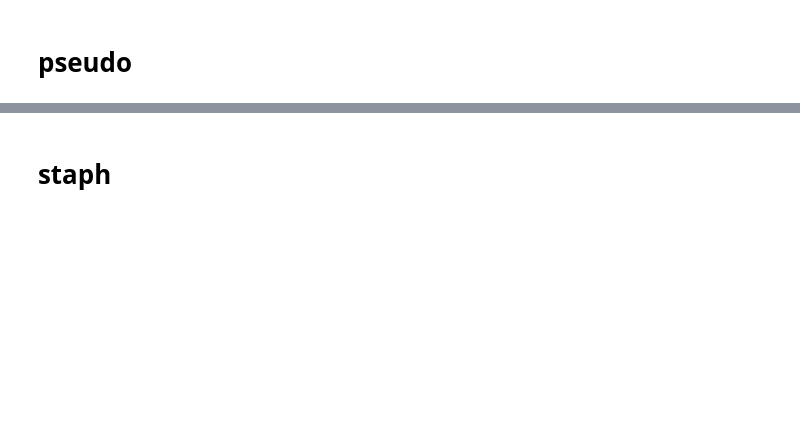
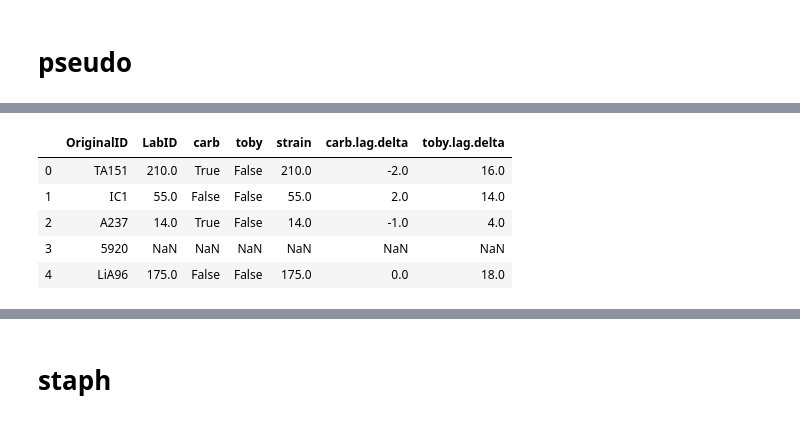
Before and after one commit to solislemuslab/dna-nn, a Jupyter notebook: zhaoyi/other_new_data.ipynb, the cells around one changed output, grey strips where cells are left out. Saved outputs shown, nothing was run; the diff lists cells and outputs as text; code cells hidden in the pictures; blank space fills up the shorter version.

```diff
--- a/zhaoyi/other_new_data.ipynb
+++ b/zhaoyi/other_new_data.ipynb
@@ -26,0 +31,11 @@ training
+# %%
+combined = responses.merge(training[['strain', 'carb.lag.delta', 'toby.lag.delta']],
+                           left_on='LabID', right_on='strain', how='left')
+combined.head()
+# %% [output]
+|  | OriginalID | LabID | carb | toby | strain | carb.lag.delta | toby.lag.delta |
+| 0 | TA151 | 210.0 | True | False | 210.0 | -2.0 | 16.0 |
+| 1 | IC1 | 55.0 | False | False | 55.0 | 2.0 | 14.0 |
+| 2 | A237 | 14.0 | True | False | 14.0 | -1.0 | 4.0 |
+| 3 | 5920 | NaN | NaN | NaN | NaN | NaN | NaN |
+| 4 | LiA96 | 175.0 | False | False | 175.0 | 0.0 | 18.0 |
```
Also changed, not shown: parts of 8 cells of this notebook, 5 other files.
